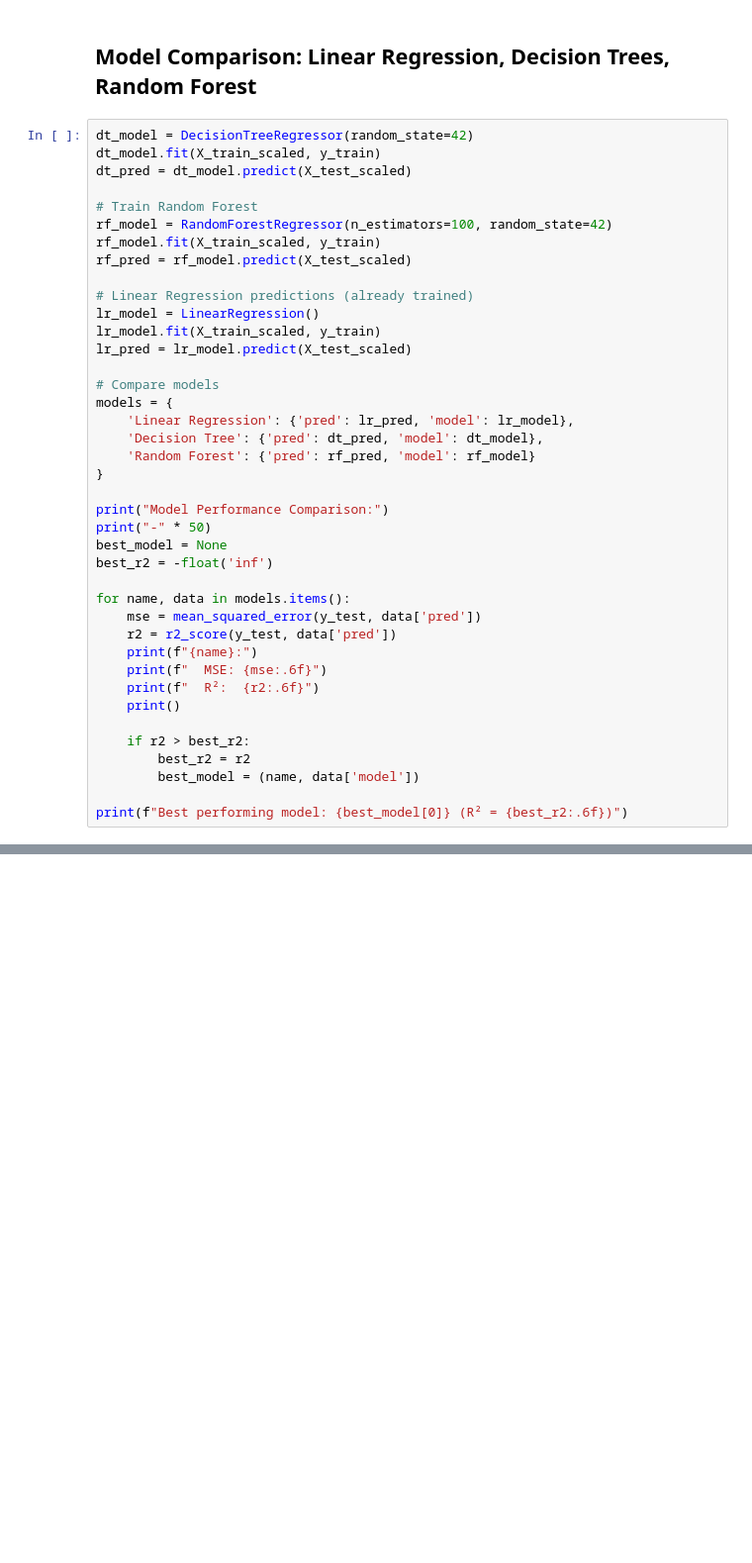
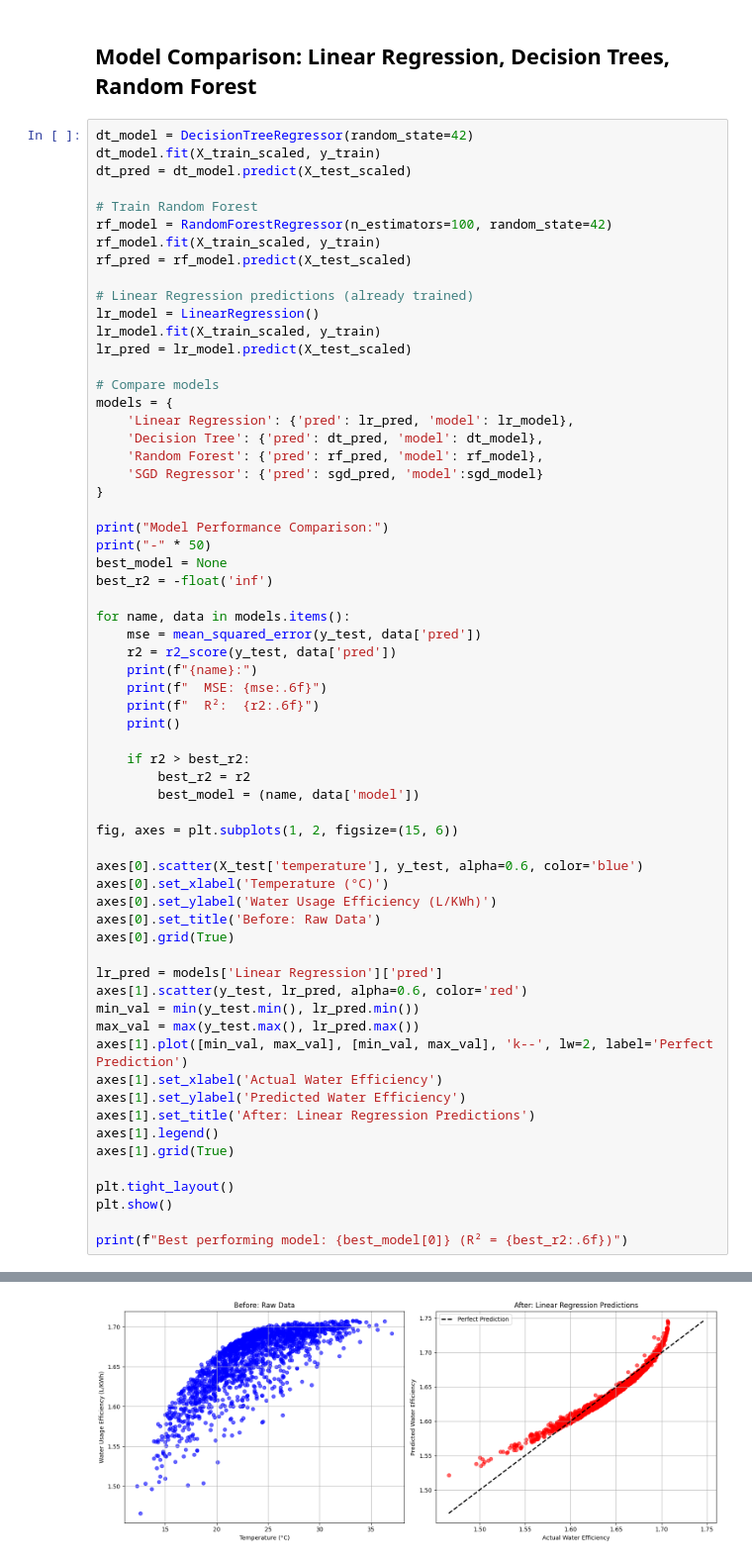
Before and after one commit to MizeroR/linear_regression_model, a Jupyter notebook: summative/linear_regression/maputo_water_efficiency.ipynb, the cells around one changed output, grey strips where cells are left out. Shown at 99% size. Drawn from its saved outputs; the diff is of its cells as text; blank space fills up the shorter version.

```diff
--- a/summative/linear_regression/maputo_water_efficiency.ipynb
+++ b/summative/linear_regression/maputo_water_efficiency.ipynb
@@ -231,7 +211,8 @@ lr_pred = lr_model.predict(X_test_scaled)
 models = {
     'Linear Regression': {'pred': lr_pred, 'model': lr_model},
     'Decision Tree': {'pred': dt_pred, 'model': dt_model},
-    'Random Forest': {'pred': rf_pred, 'model': rf_model}
+    'Random Forest': {'pred': rf_pred, 'model': rf_model},
+    'SGD Regressor': {'pred': sgd_pred, 'model':sgd_model}
 }
 
 print("Model Performance Comparison:")
@@ -251,6 +232,28 @@ for name, data in models.items():
         best_r2 = r2
         best_model = (name, data['model'])
 
+fig, axes = plt.subplots(1, 2, figsize=(15, 6))
+
+axes[0].scatter(X_test['temperature'], y_test, alpha=0.6, color='blue')
+axes[0].set_xlabel('Temperature (°C)')
+axes[0].set_ylabel('Water Usage Efficiency (L/KWh)')
+axes[0].set_title('Before: Raw Data')
+axes[0].grid(True)
+
+lr_pred = models['Linear Regression']['pred']
+axes[1].scatter(y_test, lr_pred, alpha=0.6, color='red')
+min_val = min(y_test.min(), lr_pred.min())
+max_val = max(y_test.max(), lr_pred.max())
+axes[1].plot([min_val, max_val], [min_val, max_val], 'k--', lw=2, label='Perfect Prediction')
+axes[1].set_xlabel('Actual Water Efficiency')
+axes[1].set_ylabel('Predicted Water Efficiency')
+axes[1].set_title('After: Linear Regression Predictions')
+axes[1].legend()
+axes[1].grid(True)
+
+plt.tight_layout()
+plt.show()
+
 print(f"Best performing model: {best_model[0]} (R² = {best_r2:.6f})")
 # %% [output]
 Model Performance Comparison:
@@ -270,0 +276 @@ Best performing model: Random Forest (R² = 0.998610)
+[figure, added]
```
Also changed, not shown: parts of 22 cells of this notebook.
